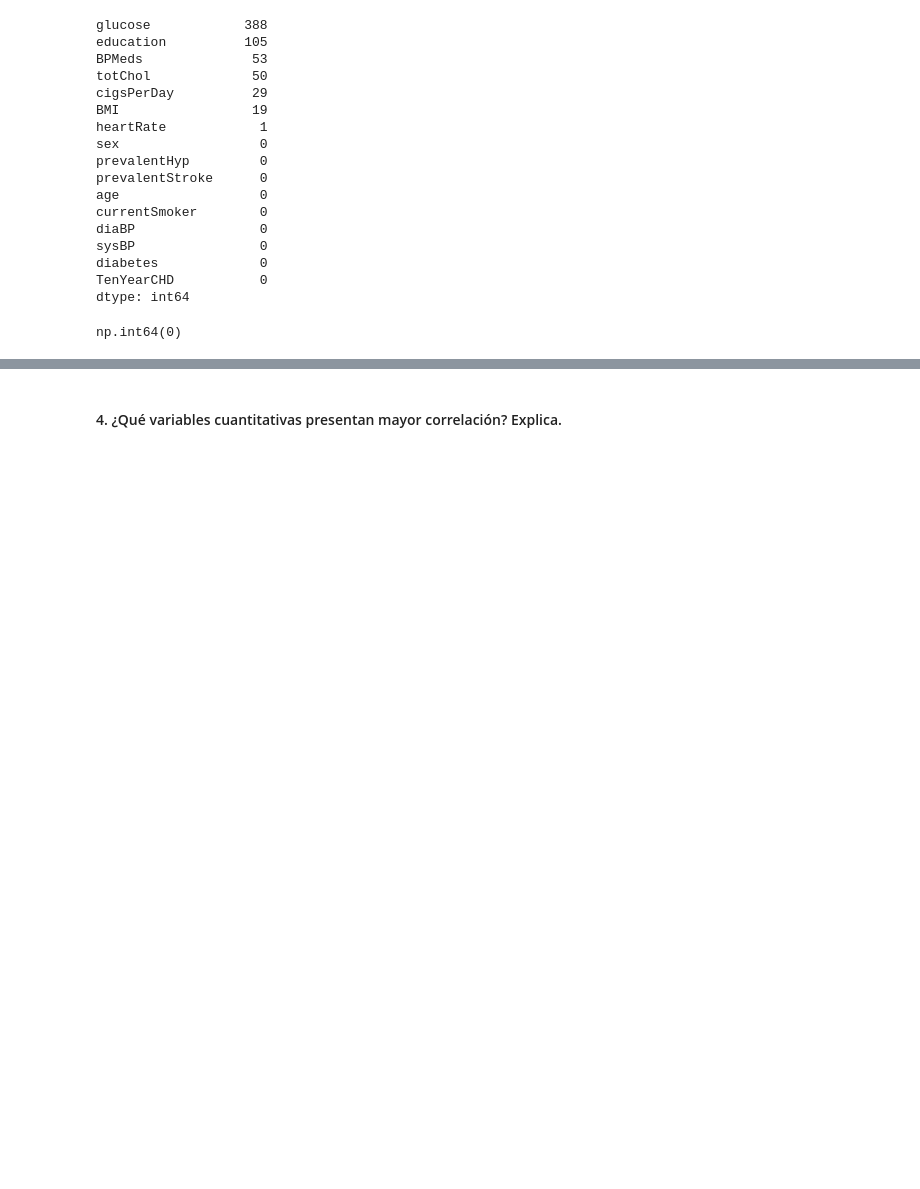
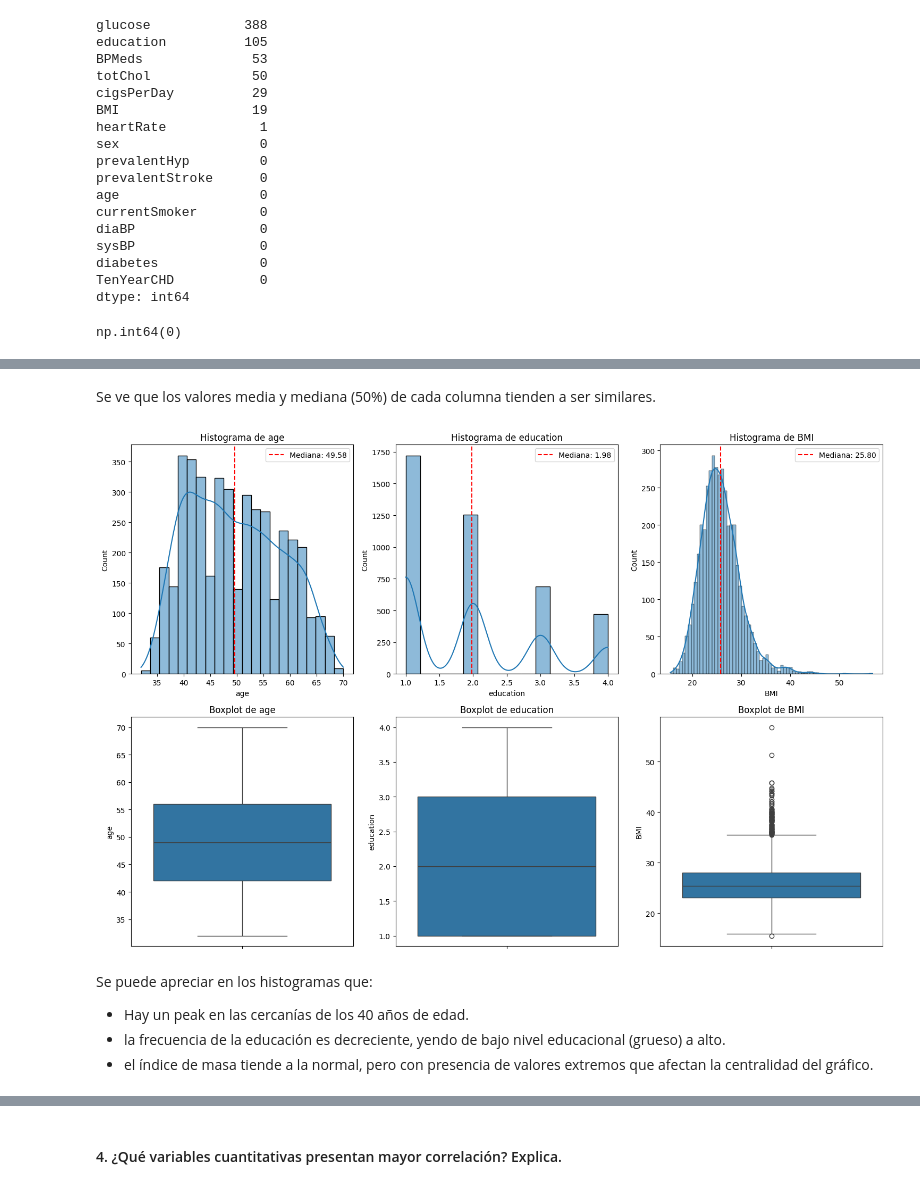
Before and after one commit to santoleal/data_science_homework, a Jupyter notebook: 4.ESTADISTICA PYTHON/DESAFIO7/Prueba - Análisis Estadístico con Python.ipynb, the cells around one changed output, grey strips where cells are left out. Saved outputs shown, nothing was run; the diff lists cells and outputs as text; code cells hidden in the pictures; blank space fills up the shorter version.

```diff
--- a/4.ESTADISTICA PYTHON/DESAFIO7/Prueba - Análisis Estadístico con Python.ipynb
+++ b/4.ESTADISTICA PYTHON/DESAFIO7/Prueba - Análisis Estadístico con Python.ipynb
@@ -208,0 +350,3 @@ max      35.420000   143.000000   394.000000     1.000000
+# %%
+cardio_cuant = df_cardio_num[['age', 'education', 'BMI']]
+cardio_cuant.info()
@@ -208,0 +412,25 @@ max      35.420000   143.000000   394.000000     1.000000
+# %% [markdown]
+Se ve que los valores media y mediana (50%) de cada columna tienden a ser similares.
+# %%
+# se muestra un gráfico de dos tipos con valores: histograma (incluye línea PDF para ver distribución)y de caja.
+n_columnas = len(cardio_cuant.columns)
+fig, axes = plt.subplots(2, n_columnas, figsize=(5 * n_columnas, 10))  # 2 filas, n columnas
+
+for i, columna in enumerate(cardio_cuant.columns):
+    sns.histplot(cardio_cuant[columna], kde=True, ax=axes[0, i])
+    axes[0, i].axvline(cardio_cuant[columna].mean(), color='red', linestyle='--', label=f'Mediana: {cardio_cuant[columna].mean():.2f}')
+    axes[0, i].set_title(f'Histograma de {columna}')
+    axes[0, i].legend()
+
+    sns.boxplot(y=cardio_cuant[columna], ax=axes[1, i])
+    axes[1, i].set_title(f'Boxplot de {columna}')
+
+plt.tight_layout()
+plt.show()
+# %% [output]
+[figure, added]
+# %% [markdown]
+Se puede apreciar en los histogramas que:
+- Hay un peak en las cercanías de los 40 años de edad.
+- la frecuencia de la educación es decreciente, yendo de bajo nivel educacional (grueso) a alto.
+- el índice de masa tiende a la normal, pero con presencia de valores extremos que afectan la centralidad del gráfico.
```
Also changed, not shown: parts of 88 cells of this notebook.
